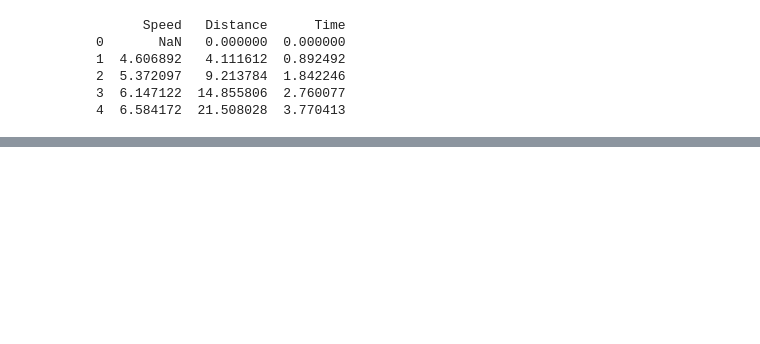
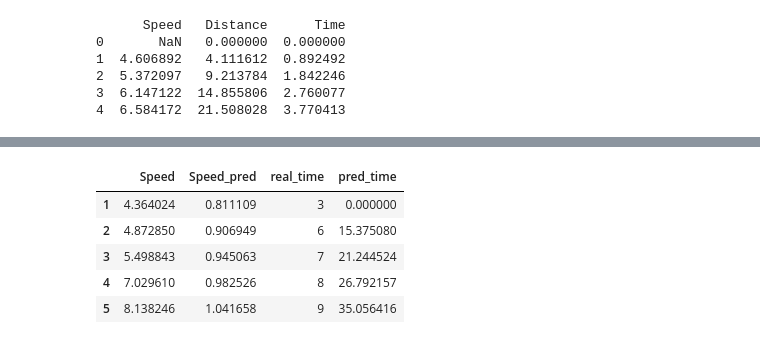
Before and after one commit to maciejlipski/opencampus_travel_time, a Jupyter notebook: 2_BaselineModel/baseline_model_ML.ipynb, the cells around one changed output, grey strips where cells are left out. Cells and saved outputs as stored; diff of their text form; code cells hidden in the pictures; blank space fills up the shorter version.

```diff
--- a/2_BaselineModel/baseline_model_ML.ipynb
+++ b/2_BaselineModel/baseline_model_ML.ipynb
@@ -546,0 +574,13 @@ print(df)
+# %%
+# Initialize Time column
+df['pred_time'] = 0.0
+
+# Compute predicted time
+for i in range(2, len(df)):
+    if pd.notna(df.loc[i, 'Speed_pred']):
+      if df.loc[i, 'Speed_pred'] != 0:
+        df.loc[i, 'pred_time'] = df.loc[i - 1, 'pred_time'] + (df.loc[i, 'Distance'] - df.loc[i - 1, 'Distance']) / df.loc[i, 'Speed_pred']
+      else:
+        df.loc[i, 'pred_time'] = df.loc[i - 1, 'pred_time']
+
+print(df)
@@ -546,0 +605,9 @@ print(df)
+# %%
+df[['Speed', 'Speed_pred', 'real_time', 'pred_time']].head()
+# %% [output]
+|  | Speed | Speed_pred | real_time | pred_time |
+| 1 | 4.364024 | 0.811109 | 3 | 0.000000 |
+| 2 | 4.872850 | 0.906949 | 6 | 15.375080 |
+| 3 | 5.498843 | 0.945063 | 7 | 21.244524 |
+| 4 | 7.029610 | 0.982526 | 8 | 26.792157 |
+| 5 | 8.138246 | 1.041658 | 9 | 35.056416 |
```
Also changed, not shown: parts of 28 cells of this notebook.
